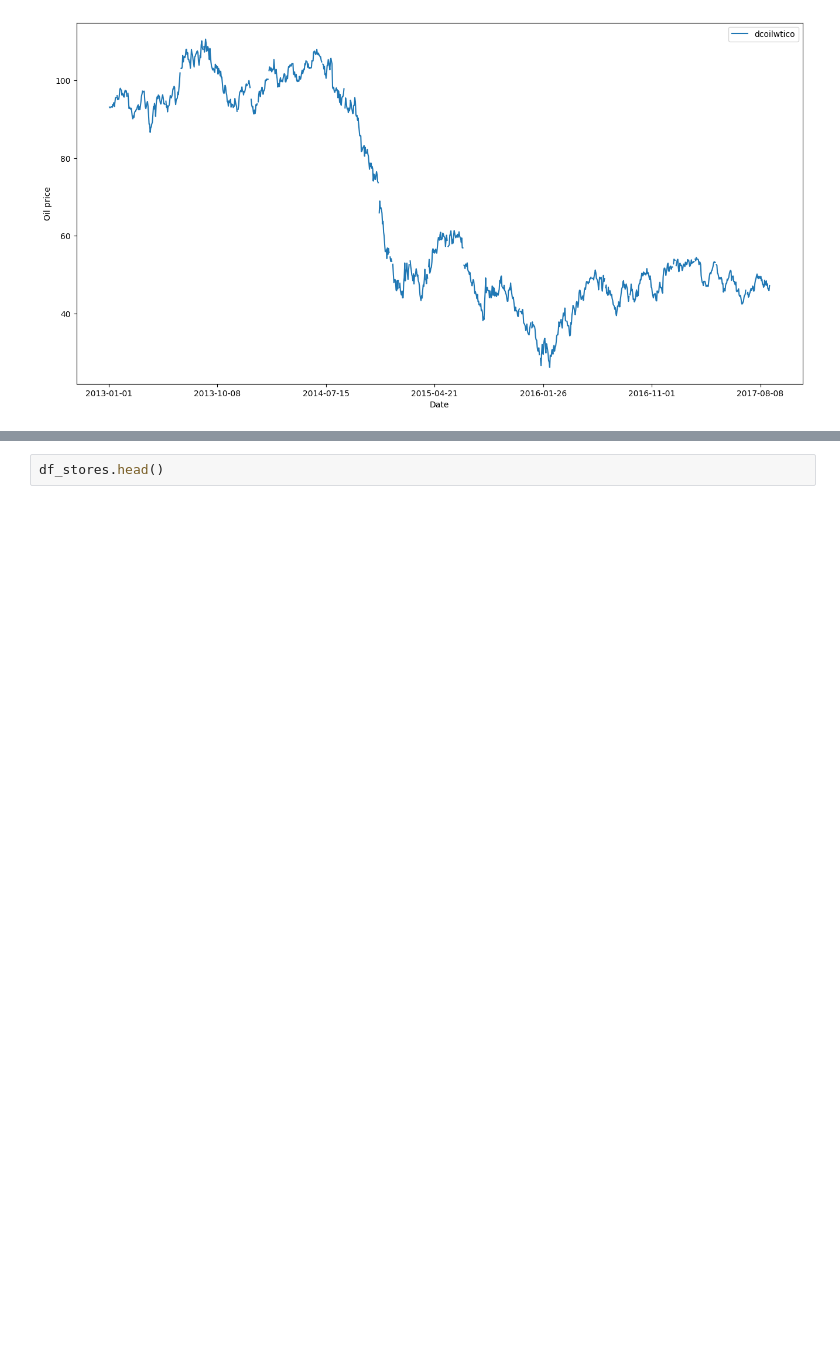
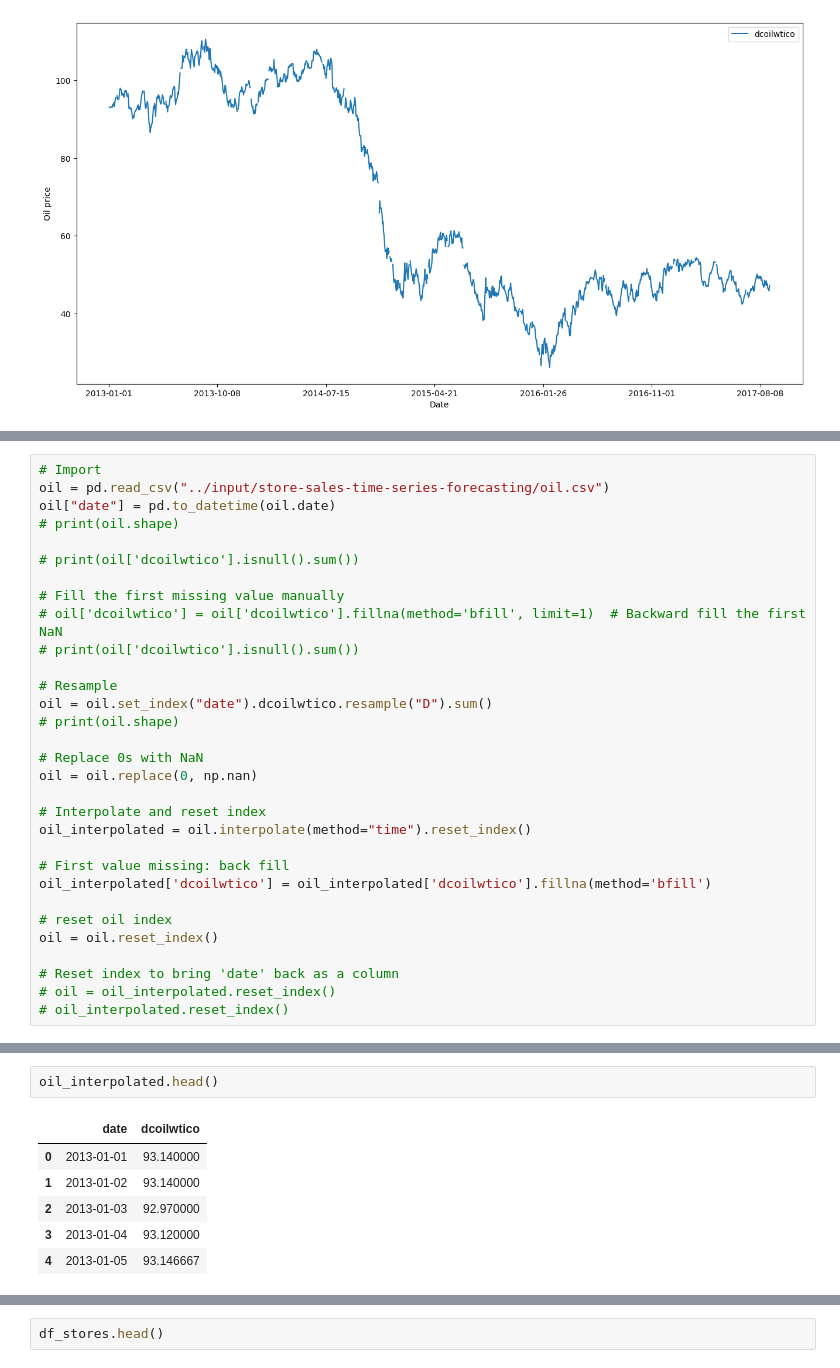
Before and after one commit to josephbak/store-sales-tsf, a Jupyter notebook: eda.ipynb, the cells around one changed output, grey strips where cells are left out. Cells and saved outputs as stored; diff of their text form; blank space fills up the shorter version.

```diff
--- a/eda.ipynb
+++ b/eda.ipynb
@@ -196,3 +309,34 @@ print(oil.shape)
 # %% [output]
 (1218, 2)
 (1704, 2)
+# %%
+# Import
+oil = pd.read_csv("../input/store-sales-time-series-forecasting/oil.csv")
+oil["date"] = pd.to_datetime(oil.date)
+# print(oil.shape)
+
+# print(oil['dcoilwtico'].isnull().sum())
+
+# Fill the first missing value manually
+# oil['dcoilwtico'] = oil['dcoilwtico'].fillna(method='bfill', limit=1)  # Backward fill the first NaN
+# print(oil['dcoilwtico'].isnull().sum())
+
+# Resample
+oil = oil.set_index("date").dcoilwtico.resample("D").sum()
+# print(oil.shape)
+
+# Replace 0s with NaN
+oil = oil.replace(0, np.nan)
+
+# Interpolate and reset index
+oil_interpolated = oil.interpolate(method="time").reset_index()
+
+# First value missing: back fill
+oil_interpolated['dcoilwtico'] = oil_interpolated['dcoilwtico'].fillna(method='bfill')
+
+# reset oil index
+oil = oil.reset_index()
+
+# Reset index to bring 'date' back as a column
+# oil = oil_interpolated.reset_index()
+# oil_interpolated.reset_index()
@@ -198,0 +369,9 @@ print(oil.shape)
+# %%
+oil_interpolated.head()
+# %% [output]
+|  | date | dcoilwtico |
+| 0 | 2013-01-01 | 93.140000 |
+| 1 | 2013-01-02 | 93.140000 |
+| 2 | 2013-01-03 | 92.970000 |
+| 3 | 2013-01-04 | 93.120000 |
+| 4 | 2013-01-05 | 93.146667 |
```
Also changed, not shown: parts of 52 cells of this notebook, 1 other file.
